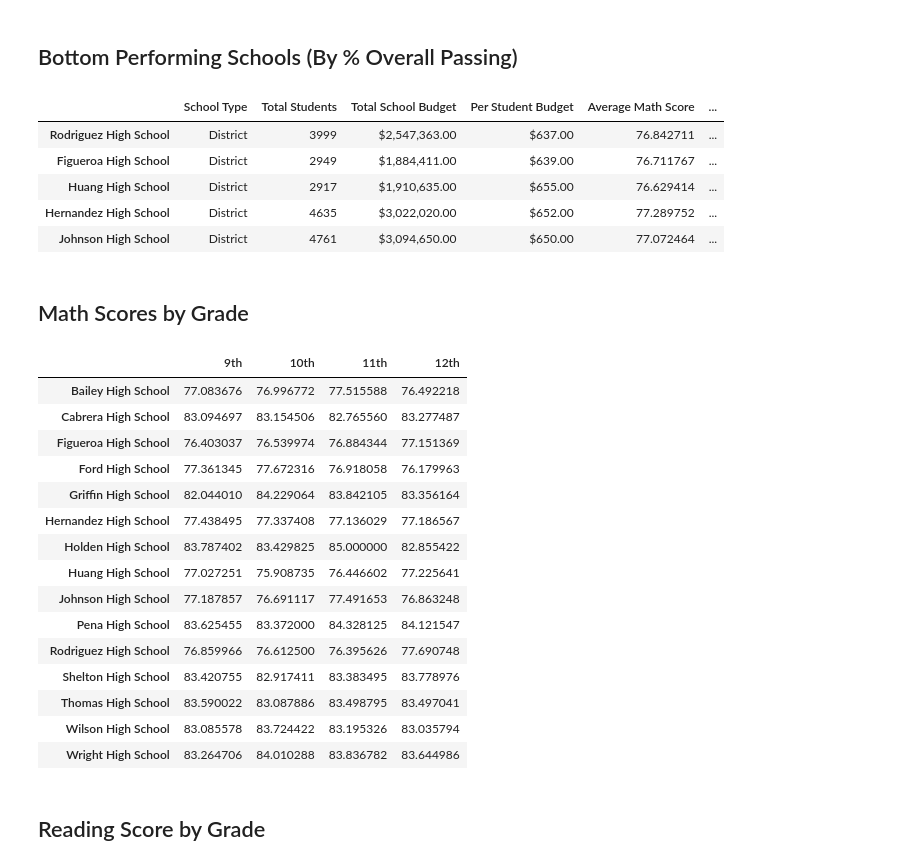
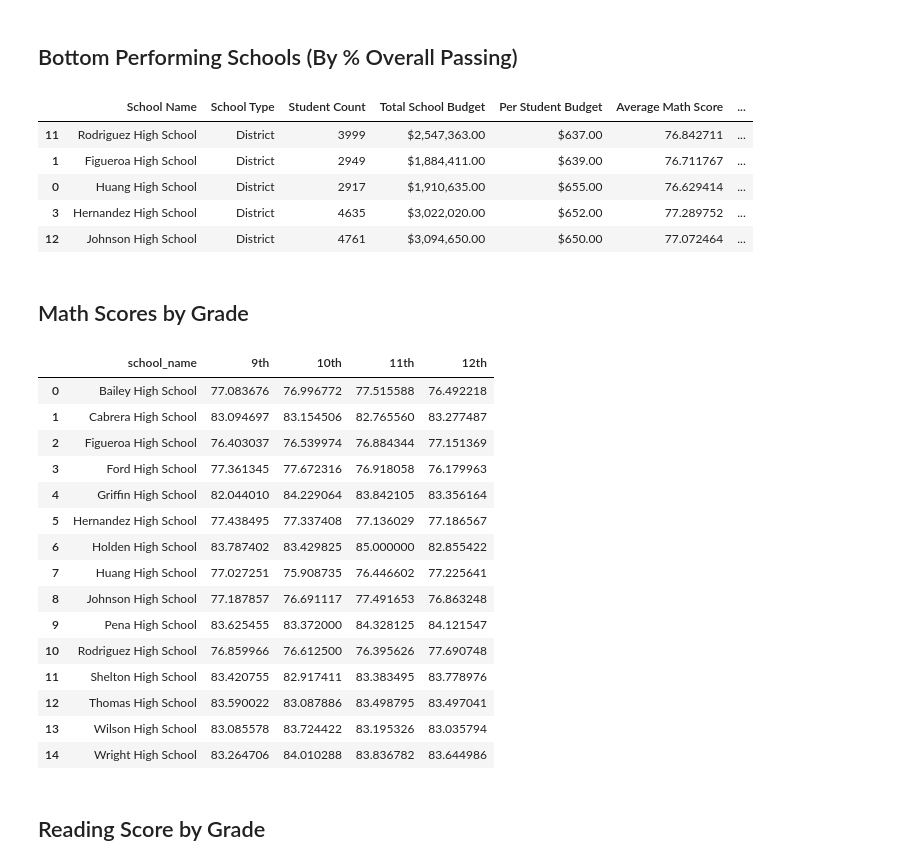
Before and after one commit to jayparikh1998/UofT-Bootcamp, a Jupyter notebook: pandas_challenge/PyCitySchools/PyCitySchools_starter.ipynb, the cells around one changed output. Drawn from its saved outputs; the diff is of its cells as text; code cells hidden in the pictures.

```diff
--- a/pandas_challenge/PyCitySchools/PyCitySchools_starter.ipynb
+++ b/pandas_challenge/PyCitySchools/PyCitySchools_starter.ipynb
@@ -249,55 +250,61 @@ top_schools.head(5)
 ## Bottom Performing Schools (By % Overall Passing)
 # %%
 # Sort the schools by `% Overall Passing` in ascending order and display the top 5 rows.
-bottom_schools =
+bottom_schools = per_school_summary.sort_values(by="% Overall Passing", ascending=True)
 bottom_schools.head(5)
 # %% [output]
-|  | School Type | Total Students | Total School Budget | Per Student Budget | Average Math Score | ... |
-| Rodriguez High School | District | 3999 | $2,547,363.00 | $637.00 | 76.842711 | ... |
-| Figueroa High School | District | 2949 | $1,884,411.00 | $639.00 | 76.711767 | ... |
-| Huang High School | District | 2917 | $1,910,635.00 | $655.00 | 76.629414 | ... |
-| Hernandez High School | District | 4635 | $3,022,020.00 | $652.00 | 77.289752 | ... |
-| Johnson High School | District | 4761 | $3,094,650.00 | $650.00 | 77.072464 | ... |
+|  | School Name | School Type | Student Count | Total School Budget | Per Student Budget | Average Math Score | ... |
+| 11 | Rodriguez High School | District | 3999 | $2,547,363.00 | $637.00 | 76.842711 | ... |
+| 1 | Figueroa High School | District | 2949 | $1,884,411.00 | $639.00 | 76.711767 | ... |
+| 0 | Huang High School | District | 2917 | $1,910,635.00 | $655.00 | 76.629414 | ... |
+| 3 | Hernandez High School | District | 4635 | $3,022,020.00 | $652.00 | 77.289752 | ... |
+| 12 | Johnson High School | District | 4761 | $3,094,650.00 | $650.00 | 77.072464 | ... |
 # %% [markdown]
 ## Math Scores by Grade
 # %%
 # Use the code provided to separate the data by grade
 ninth_graders = school_data_complete[(school_data_complete["grade"] == "9th")]
 tenth_graders = school_data_complete[(school_data_complete["grade"] == "10th")]
 eleventh_graders = school_data_complete[(school_data_complete["grade"] == "11th")]
 twelfth_graders = school_data_complete[(school_data_complete["grade"] == "12th")]
 
 # Group by `school_name` and take the mean of the `math_score` column for each.
-ninth_grade_math_scores =
-tenth_grader_math_scores =
-eleventh_grader_math_scores =
-twelfth_grader_math_scores =
+ninth_grade_math_scores = ninth_graders.groupby(by="school_name").mean().reset_index()[["school_name", "math_score"]]
+ninth_grade_math_scores.rename(columns={"math_score":"math_score_9"}, inplace=True)
+tenth_grader_math_scores = tenth_graders.groupby(by="school_name").mean().reset_index()[["school_name", "math_score"]]
+tenth_grader_math_scores.rename(columns={"math_score":"math_score_10"}, inplace=True)
+eleventh_grader_math_scores = eleventh_graders.groupby(by="school_name").mean().reset_index()[["school_name", "math_score"]]
+eleventh_grader_math_scores.rename(columns={"math_score":"math_score_11"}, inplace=True)
+twelfth_grader_math_scores = twelfth_graders.groupby(by="school_name").mean().reset_index()[["school_name", "math_score"]]
 
 # Combine each of the scores above into single DataFrame called `math_scores_by_grade`
-math_scores_by_grade =
+data_frames = [ninth_grade_math_scores, tenth_grader_math_scores, eleventh_grader_math_scores, twelfth_grader_math_scores]
+math_scores_by_grade = reduce(lambda  left,right: pd.merge(left,right,on=['school_name'],
+                                            how='outer'), data_frames)
+math_scores_by_grade.rename(columns={"math_score_9":"9th", "math_score_10":"10th", "math_score_11":"11th", "math_score":"12th"}, inplace=True)
 
 # Minor data wrangling
 math_scores_by_grade.index.name = None
 
 # Display the DataFrame
 math_scores_by_grade
 # %% [output]
-|  | 9th | 10th | 11th | 12th |
-| Bailey High School | 77.083676 | 76.996772 | 77.515588 | 76.492218 |
-| Cabrera High School | 83.094697 | 83.154506 | 82.765560 | 83.277487 |
-| Figueroa High School | 76.403037 | 76.539974 | 76.884344 | 77.151369 |
-| Ford High School | 77.361345 | 77.672316 | 76.918058 | 76.179963 |
-| Griffin High School | 82.044010 | 84.229064 | 83.842105 | 83.356164 |
-| Hernandez High School | 77.438495 | 77.337408 | 77.136029 | 77.186567 |
-| Holden High School | 83.787402 | 83.429825 | 85.000000 | 82.855422 |
-| Huang High School | 77.027251 | 75.908735 | 76.446602 | 77.225641 |
-| Johnson High School | 77.187857 | 76.691117 | 77.491653 | 76.863248 |
-| Pena High School | 83.625455 | 83.372000 | 84.328125 | 84.121547 |
-| Rodriguez High School | 76.859966 | 76.612500 | 76.395626 | 77.690748 |
-| Shelton High School | 83.420755 | 82.917411 | 83.383495 | 83.778976 |
-| Thomas High School | 83.590022 | 83.087886 | 83.498795 | 83.497041 |
-| Wilson High School | 83.085578 | 83.724422 | 83.195326 | 83.035794 |
-| Wright High School | 83.264706 | 84.010288 | 83.836782 | 83.644986 |
+|  | school_name | 9th | 10th | 11th | 12th |
+| 0 | Bailey High School | 77.083676 | 76.996772 | 77.515588 | 76.492218 |
+| 1 | Cabrera High School | 83.094697 | 83.154506 | 82.765560 | 83.277487 |
+| 2 | Figueroa High School | 76.403037 | 76.539974 | 76.884344 | 77.151369 |
+| 3 | Ford High School | 77.361345 | 77.672316 | 76.918058 | 76.179963 |
+| 4 | Griffin High School | 82.044010 | 84.229064 | 83.842105 | 83.356164 |
+| 5 | Hernandez High School | 77.438495 | 77.337408 | 77.136029 | 77.186567 |
+| 6 | Holden High School | 83.787402 | 83.429825 | 85.000000 | 82.855422 |
+| 7 | Huang High School | 77.027251 | 75.908735 | 76.446602 | 77.225641 |
+| 8 | Johnson High School | 77.187857 | 76.691117 | 77.491653 | 76.863248 |
+| 9 | Pena High School | 83.625455 | 83.372000 | 84.328125 | 84.121547 |
+| 10 | Rodriguez High School | 76.859966 | 76.612500 | 76.395626 | 77.690748 |
+| 11 | Shelton High School | 83.420755 | 82.917411 | 83.383495 | 83.778976 |
+| 12 | Thomas High School | 83.590022 | 83.087886 | 83.498795 | 83.497041 |
+| 13 | Wilson High School | 83.085578 | 83.724422 | 83.195326 | 83.035794 |
+| 14 | Wright High School | 83.264706 | 84.010288 | 83.836782 | 83.644986 |
 # %% [markdown]
 ## Reading Score by Grade
 # %%
```
Also changed, not shown: parts of 14 cells of this notebook.
